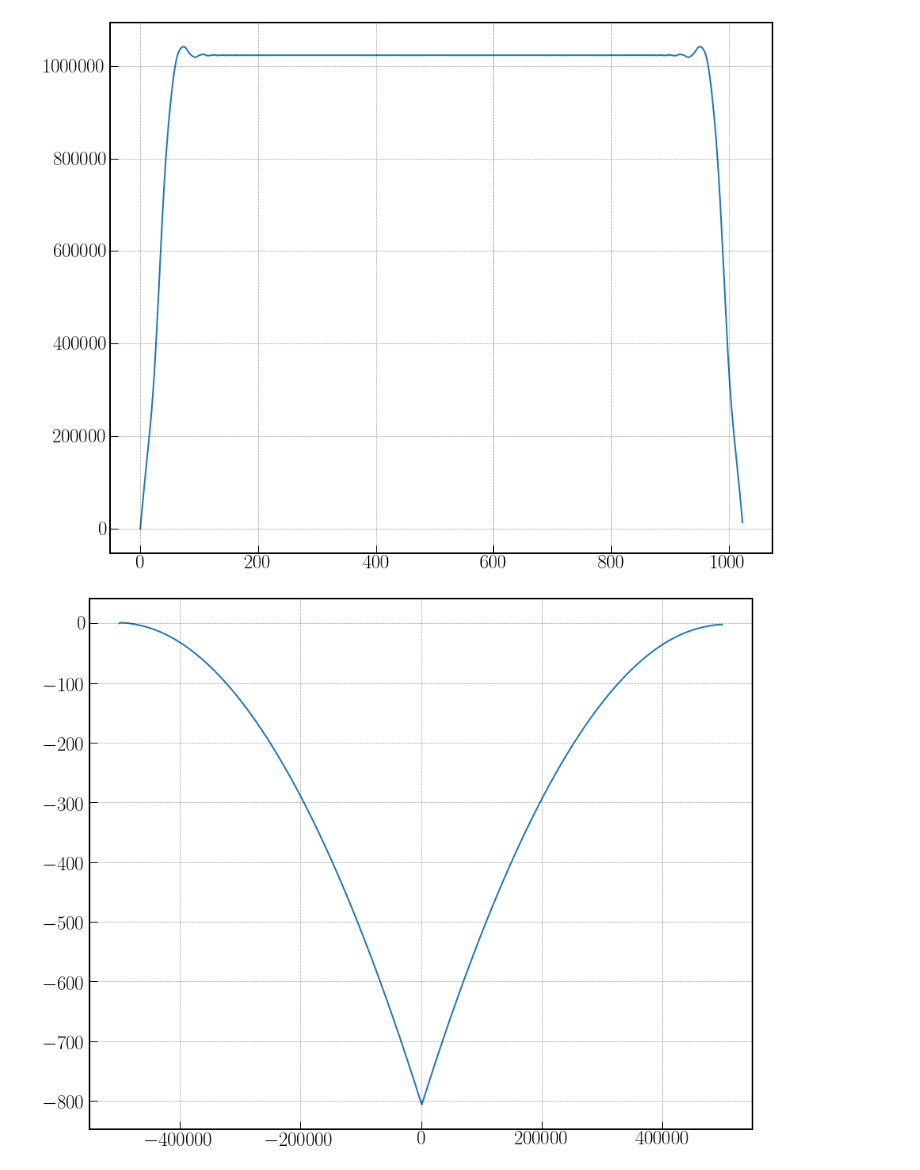
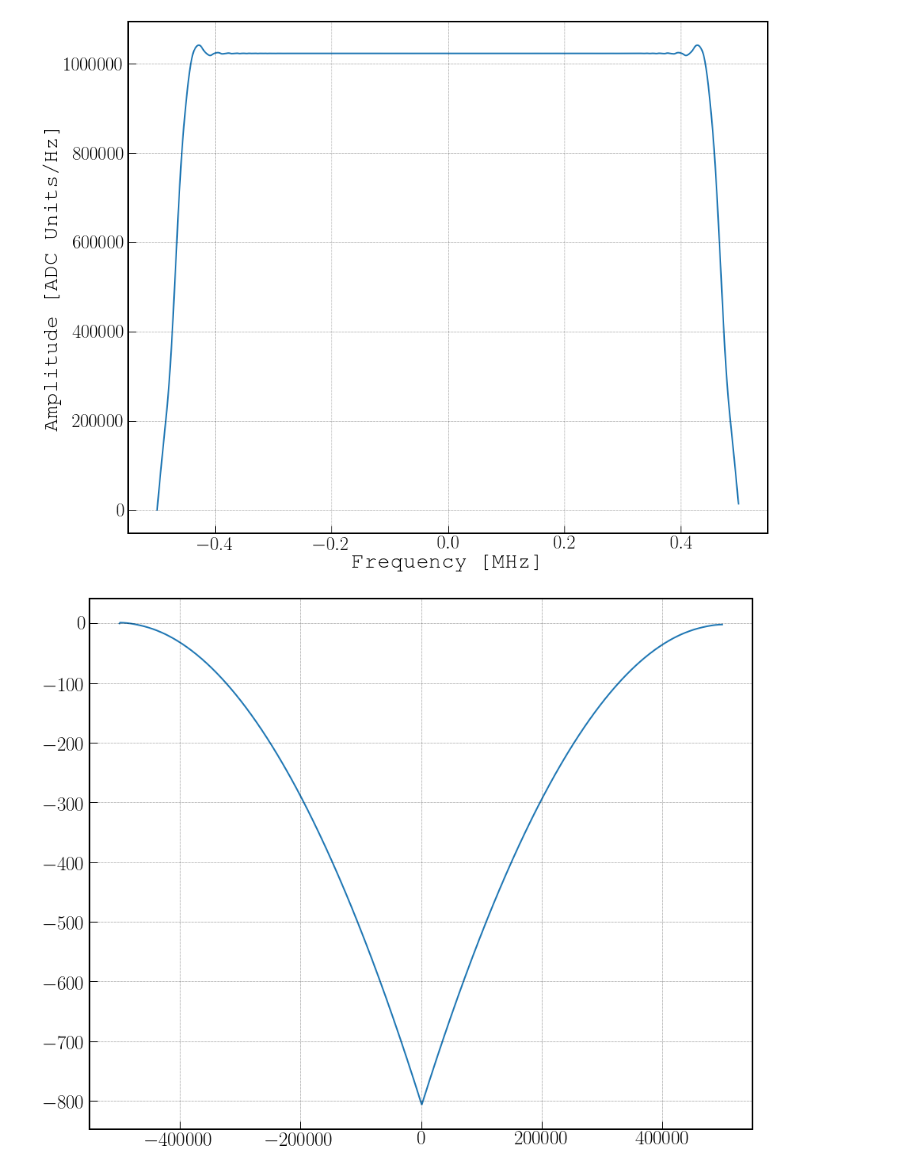
Before and after one commit to WanduiAlbert/ResoBolo, a Jupyter notebook: code/Slow Chirp Measurements.ipynb, the cells around one changed output. Saved outputs shown, nothing was run; the diff lists cells and outputs as text; code cells hidden in the pictures.

```diff
--- a/code/Slow Chirp Measurements.ipynb
+++ b/code/Slow Chirp Measurements.ipynb
@@ -29,12 +32,14 @@ freq = fft.fftshift(fft.fftfreq(N, dt))
 sz_fft = fft.fftshift(fft.fft(sz))
 # %%
 fig, ax = plt.subplots(figsize=(15,12))
-ax.plot(np.abs(sz_fft))
+ax.plot(freq/1e6, np.abs(sz_fft))
 # ax.plot(np.imag(s), 'b')
 ax.grid(which='both')
+ax.set_xlabel('Frequency [MHz]')
+ax.set_ylabel('Amplitude [ADC Units/Hz]')
 ax.axis('tight');
 # %% [output]
-[figure, old version]
+[figure, new version]
 # %%
 fig, ax = plt.subplots(figsize=(15,12))
 ax.plot(freq, np.unwrap(np.angle(sz_fft)))
```
Also changed, not shown: parts of 5 cells of this notebook, 13 other files.
